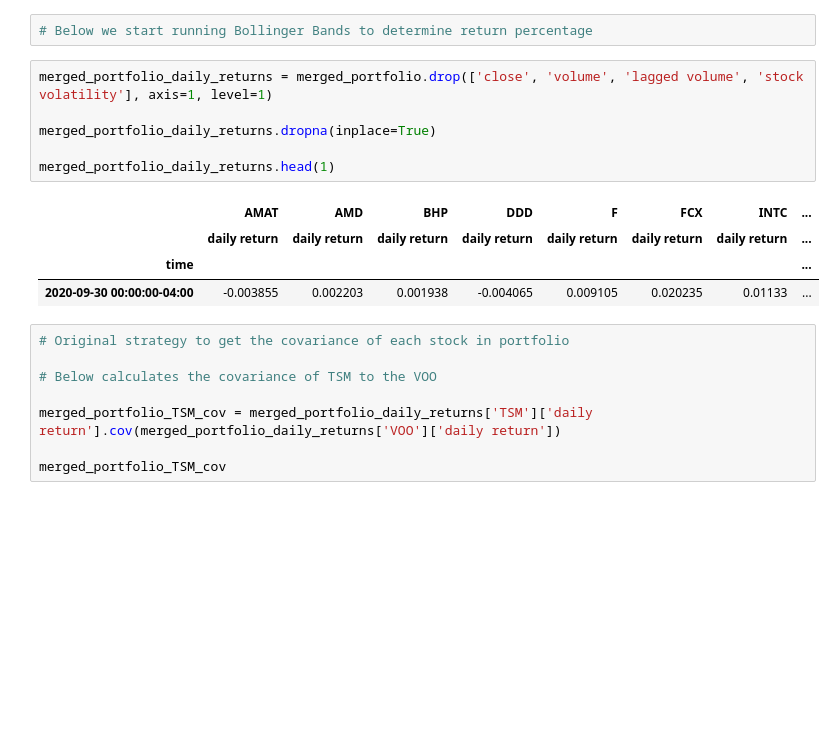
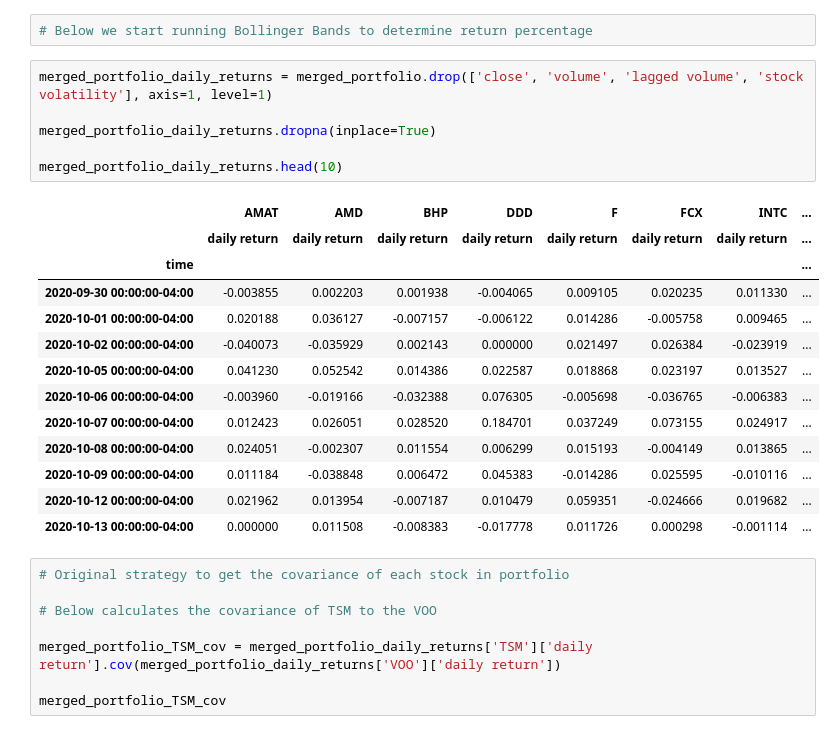
Before and after one commit to ForrestSurles/project_02, a Jupyter notebook: Alpaca_Stock_Info_2.ipynb, the cells around one changed output. Drawn from its saved outputs; the diff is of its cells as text; blank space fills up the shorter version.

```diff
--- a/Alpaca_Stock_Info_2.ipynb
+++ b/Alpaca_Stock_Info_2.ipynb
@@ -371,14 +403,23 @@ merged_portfolio_corr.corr()
 # %%
 merged_portfolio_daily_returns = merged_portfolio.drop(['close', 'volume', 'lagged volume', 'stock volatility'], axis=1, level=1)
 
 merged_portfolio_daily_returns.dropna(inplace=True)
 
-merged_portfolio_daily_returns.head(1)
+merged_portfolio_daily_returns.head(10)
 # %% [output]
 |  | AMAT | AMD | BHP | DDD | F | FCX | INTC | ... |
 |  | daily return | daily return | daily return | daily return | daily return | daily return | daily return | ... |
 | time |  |  |  |  |  |  |  | ... |
-| 2020-09-30 00:00:00-04:00 | -0.003855 | 0.002203 | 0.001938 | -0.004065 | 0.009105 | 0.020235 | 0.01133 | ... |
+| 2020-09-30 00:00:00-04:00 | -0.003855 | 0.002203 | 0.001938 | -0.004065 | 0.009105 | 0.020235 | 0.011330 | ... |
+| 2020-10-01 00:00:00-04:00 | 0.020188 | 0.036127 | -0.007157 | -0.006122 | 0.014286 | -0.005758 | 0.009465 | ... |
+| 2020-10-02 00:00:00-04:00 | -0.040073 | -0.035929 | 0.002143 | 0.000000 | 0.021497 | 0.026384 | -0.023919 | ... |
+| 2020-10-05 00:00:00-04:00 | 0.041230 | 0.052542 | 0.014386 | 0.022587 | 0.018868 | 0.023197 | 0.013527 | ... |
+| 2020-10-06 00:00:00-04:00 | -0.003960 | -0.019166 | -0.032388 | 0.076305 | -0.005698 | -0.036765 | -0.006383 | ... |
+| 2020-10-07 00:00:00-04:00 | 0.012423 | 0.026051 | 0.028520 | 0.184701 | 0.037249 | 0.073155 | 0.024917 | ... |
+| 2020-10-08 00:00:00-04:00 | 0.024051 | -0.002307 | 0.011554 | 0.006299 | 0.015193 | -0.004149 | 0.013865 | ... |
+| 2020-10-09 00:00:00-04:00 | 0.011184 | -0.038848 | 0.006472 | 0.045383 | -0.014286 | 0.025595 | -0.010116 | ... |
+| 2020-10-12 00:00:00-04:00 | 0.021962 | 0.013954 | -0.007187 | 0.010479 | 0.059351 | -0.024666 | 0.019682 | ... |
+| 2020-10-13 00:00:00-04:00 | 0.000000 | 0.011508 | -0.008383 | -0.017778 | 0.011726 | 0.000298 | -0.001114 | ... |
 # %%
 # Original strategy to get the covariance of each stock in portfolio
 
```
Also changed, not shown: parts of 17 cells of this notebook, 1 other file.
